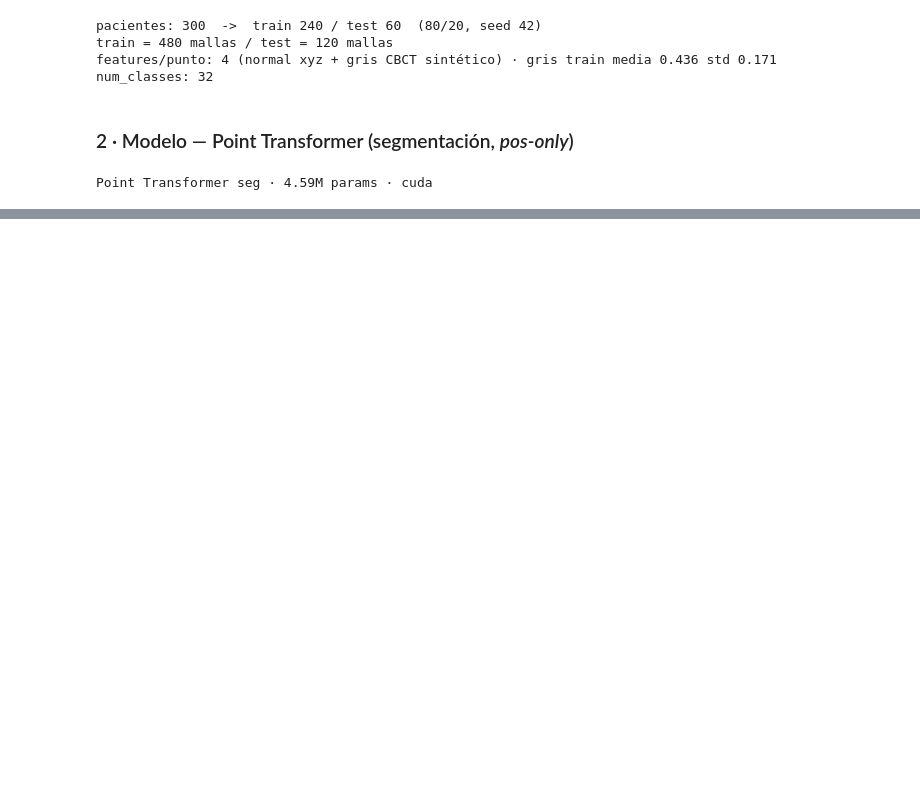
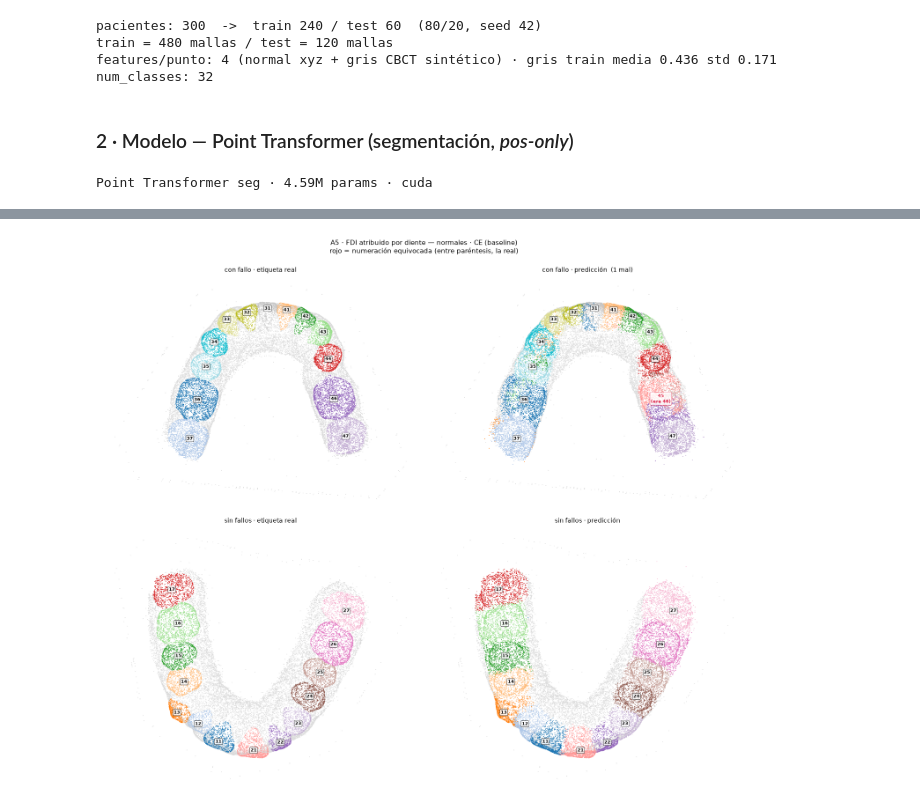
Before and after one commit to ANFAIA/Agentic-Smart-Health, a Jupyter notebook: notebooks/exercise-point-transformer-teeth3ds.ipynb, the cells around one changed output, grey strips where cells are left out. Saved outputs shown, nothing was run; the diff lists cells and outputs as text; code cells hidden in the pictures; blank space fills up the shorter version.

```diff
--- a/notebooks/exercise-point-transformer-teeth3ds.ipynb
+++ b/notebooks/exercise-point-transformer-teeth3ds.ipynb
@@ -489,0 +895,83 @@ normales · CE+boundary+centroid    tooth_acc 0.792 · frontera 0.707  (172s)
+# %%
+# A5 · Vista cualitativa: qué FDI le asigna el modelo a cada diente.
+# Las tablas de A4 dicen "60-83% de los fallos son el vecino"; esto lo ENSEÑA.
+# Se eligen dos arcadas de test: una perfecta y la primera con algún fallo, para
+# no vender solo el caso bueno.
+import matplotlib as mpl
+
+SUB_PLOT = 25_000  # puntos por panel (117k satura el scatter sin aportar nada)
+best_name_a5 = max(res_a3, key=lambda k: res_a3[k][0])
+model_a5 = models_a3[best_name_a5]
+_pal = mpl.colormaps["tab20"].colors
+
+
+def color_de(ci):
+    """Encía en gris; cada FDI un color del ciclo tab20."""
+    return (0.86, 0.86, 0.86) if ci == 0 else _pal[(ci - 1) % 20]
+
+
+def oclusal(pos):
+    """Proyección 2D por PCA: los dos ejes de mayor varianza de una arcada son su
+    plano oclusal, así que esto da una vista de arriba sin fijar orientación."""
+    p = pos - pos.mean(0)
+    _, _, vt = np.linalg.svd(p, full_matrices=False)
+    return p @ vt[:2].T
+
+
+def voto_por_diente(y, pred):
+    """FDI (índice de clase) que el modelo atribuye a cada diente real."""
+    return {c: int(torch.bincount(pred[y == c], minlength=K).argmax())
+            for c in y.unique().tolist() if c}
+
+
+# --- elegir una arcada perfecta y una con fallo ---------------------------- #
+casos = {}
+for d in test_list:
+    y = d.y.to(device)
+    pred = dense_logprob(model_a5, d).argmax(1)
+    votos = voto_por_diente(y, pred)
+    fallos = sum(v != c for c, v in votos.items())
+    clave = "sin fallos" if fallos == 0 else "con fallo"
+    if clave not in casos:
+        casos[clave] = (d, y.cpu().numpy(), pred.cpu().numpy(), votos, fallos)
+    if len(casos) == 2:
+        break
+
+fig, axes = plt.subplots(len(casos), 2, figsize=(15, 6.5 * len(casos)), squeeze=False)
+for fila, (clave, (d, y, pred, votos, fallos)) in enumerate(casos.items()):
+    xy = oclusal(d.pos.numpy())
+    rng = np.random.default_rng(0)
+    sel = rng.choice(len(xy), min(SUB_PLOT, len(xy)), replace=False)
+
+    for col, (etiq, titulo) in enumerate([(y, "etiqueta real"), (pred, "predicción")]):
+        ax = axes[fila][col]
+        ax.scatter(xy[sel, 0], xy[sel, 1], c=[color_de(i) for i in etiq[sel]], s=1.5, lw=0)
+
+        # El texto va SIEMPRE en el centroide del diente REAL: así las dos columnas
+        # quedan alineadas y se compara etiqueta a etiqueta en el mismo sitio.
+        for c, v in votos.items():
+            cen = xy[y == c].mean(0)
+            real, dicho = idx2code[c], idx2code[v] if v else 0
+            if col == 0:
+                txt, color = str(real), "black"
+            else:
+                ok = v == c
+                txt = str(dicho) if ok else f"{dicho}\n(era {real})"
+                color = "black" if ok else "crimson"
+            ax.text(*cen, txt, fontsize=7.5, ha="center", va="center", color=color,
+                    weight="bold", bbox=dict(boxstyle="round,pad=0.18", fc="white",
+                                             ec=color, lw=0.6, alpha=0.82))
+        ax.set_title(f"{clave} · {titulo}" + (f"  ({fallos} mal)" if col and fallos else ""),
+                     fontsize=10)
+        ax.set_aspect("equal"); ax.axis("off")
+
+fig.suptitle(f"A5 · FDI atribuido por diente — {best_name_a5}\n"
+             "rojo = numeración equivocada (entre paréntesis, la real)", fontsize=11)
+plt.tight_layout()
+
+OUT = ROOT / "data/processed/fdi-preview"
+OUT.mkdir(parents=True, exist_ok=True)
+fig.savefig(OUT / "fdi-por-diente.png", dpi=160, bbox_inches="tight")
+print(f"figura -> {OUT / 'fdi-por-diente.png'}")
+plt.show()
+# %% [output]
@@ -490 +979,2 @@ normales · CE+boundary+centroid    tooth_acc 0.792 · frontera 0.707  (172s)
+[figure, added]
 # %% [markdown]
```
Also changed, not shown: parts of 11 cells of this notebook.
